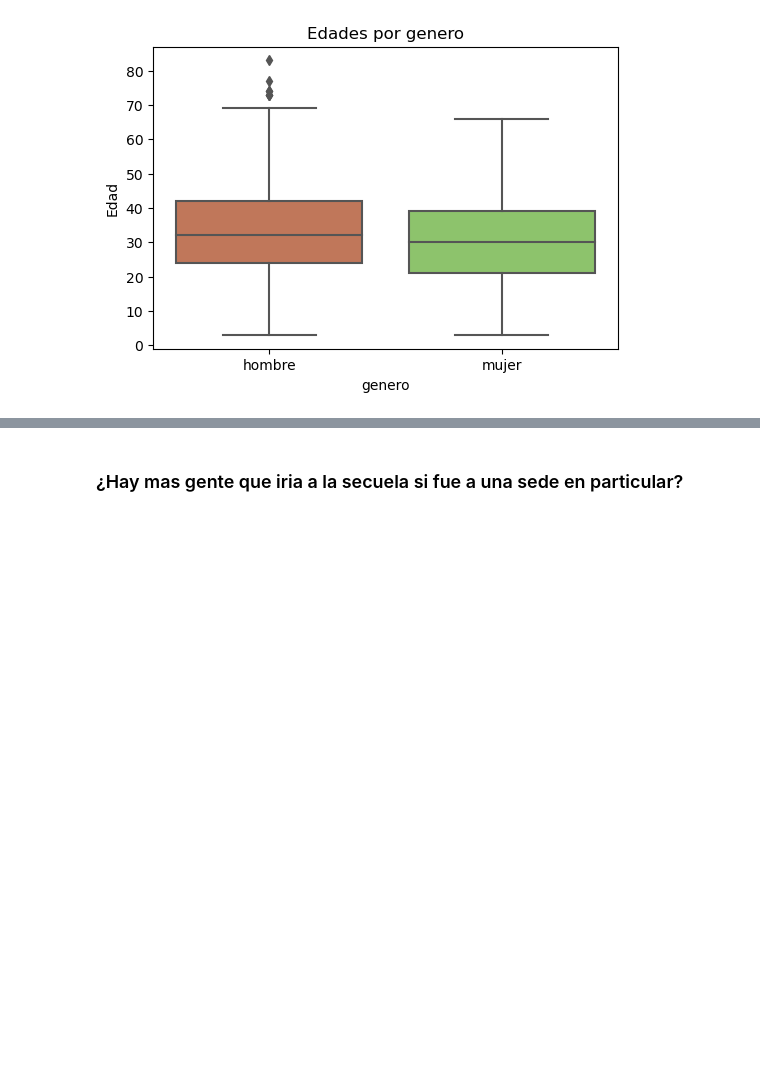
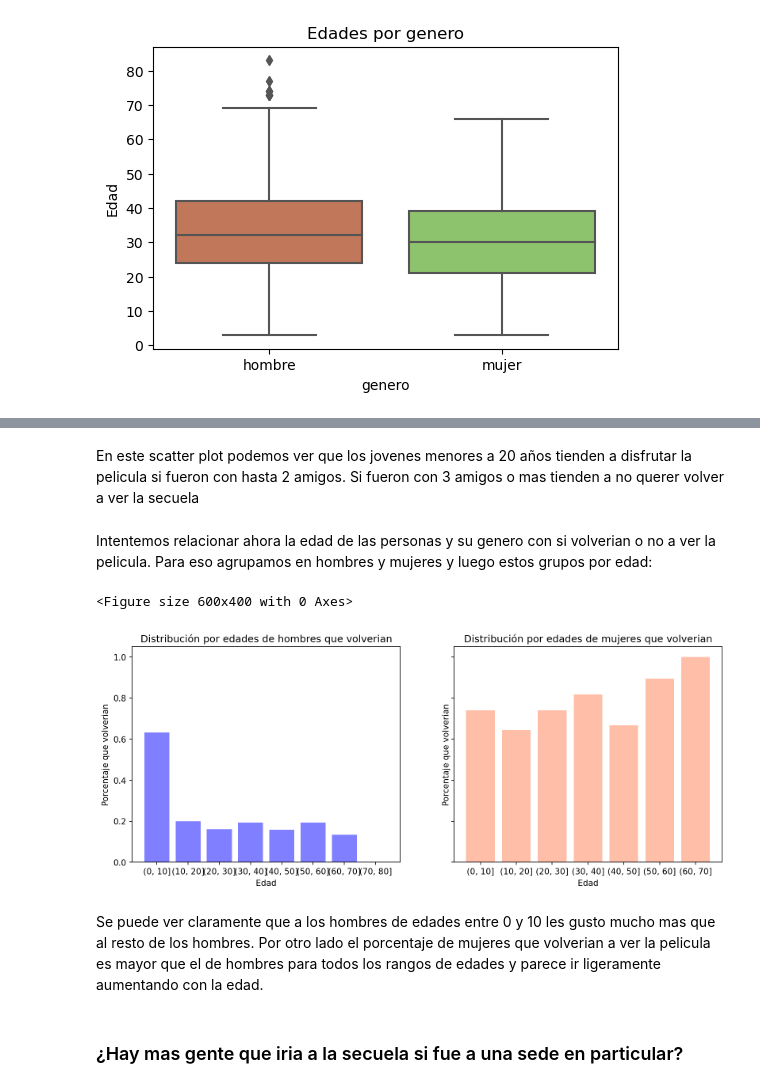
Before and after one commit to brunograssano/TP-Organizacion-de-datos, a Jupyter notebook: TP_Datos.ipynb, the cells around one changed output, grey strips where cells are left out. Cells and saved outputs as stored; diff of their text form; code cells hidden in the pictures; blank space fills up the shorter version.

```diff
--- a/TP_Datos.ipynb
+++ b/TP_Datos.ipynb
@@ -326,3 +367,58 @@ plt.show()
+# %% [markdown]
+En este scatter plot podemos ver que los jovenes menores a 20 años tienden a disfrutar la pelicula si fueron con
+hasta 2 amigos. Si fueron con 3 amigos o mas tienden a no querer volver a ver la secuela
+# %% [markdown]
+Intentemos relacionar ahora la edad de las personas y su genero con si volverian o no a ver la pelicula. Para eso
+agrupamos en hombres y mujeres y luego estos grupos por edad:
+# %%
+edad =  info_fiumark_df['edad']
+genero = info_fiumark_df['genero']
+volveria = info_fiumark_df['volveria']
+
+hombres_vuelven = info_fiumark_df.loc[genero.str.contains('hombre') & (volveria == 1)]
+hombres_total = info_fiumark_df.loc[genero.str.contains('hombre')]
+
+mujeres_vuelven = info_fiumark_df.loc[genero.str.contains('mujer') & (volveria == 1)]
+mujeres_total = info_fiumark_df.loc[genero.str.contains('mujer')]
+
+bins = [0, 10, 20, 30, 40, 50, 60, 70, 80]
+
+cuts_total_mujeres = pd.cut(mujeres_total['edad'], bins = bins)
+cuts_vuelven_mujeres = pd.cut(mujeres_vuelven['edad'], bins = bins)
+
+cuts_total_hombres = pd.cut(hombres_total['edad'], bins = bins)
+cuts_vuelven_hombres = pd.cut(hombres_vuelven['edad'], bins = bins)
+
+serie_hombres = pd.Series(cuts_vuelven_hombres.value_counts()/cuts_total_hombres.value_counts())
+serie_mujeres = pd.Series(cuts_vuelven_mujeres.value_counts()/cuts_total_mujeres.value_counts())
+
+plt.figure(dpi=100)
+
+
+fig, axes = plt.subplots(nrows=1, ncols=2, sharey=True, dpi=150, figsize=(6.4 * 2, 4.8))
+
+
+
+axes[0].bar(serie_hombres.index.astype(str), serie_hombres.values, color = 'blue', alpha = 0.5)
+
+
+axes[0].set_title("Distribución por edades de hombres que volverian")
+axes[0].set_xlabel("Edad")
+axes[0].set_ylabel("Porcentaje que volverian")
+
+axes[1].bar(serie_mujeres.index.astype(str), serie_mujeres.values, color = 'coral', alpha = 0.5)
+
+axes[1].set_title("Distribución por edades de mujeres que volverian")
+axes[1].set_xlabel("Edad")
+axes[1].set_ylabel("Porcentaje que volverian")
+
+plt.show()
+# %% [output]
+<Figure size 600x400 with 0 Axes>
+[figure, added]
+# %% [markdown]
+Se puede ver claramente que a los hombres de edades entre 0 y 10 les gusto mucho mas que al resto de los hombres.
+Por otro lado el porcentaje de mujeres que volverian a ver la pelicula es mayor que el de hombres para todos los rangos de edades y parece ir ligeramente aumentando con la edad.
 # %% [markdown]
 ### ¿Hay mas gente que iria a la secuela si fue a una sede en particular?
 # %% [markdown]
```
Also changed, not shown: parts of 6 cells of this notebook.
